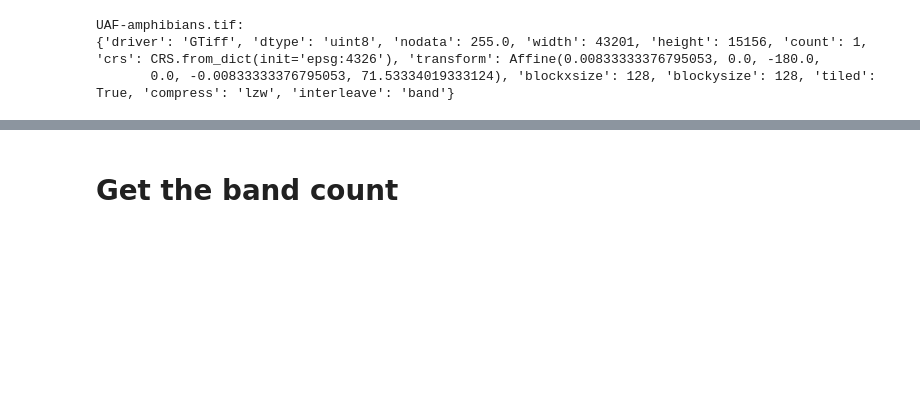
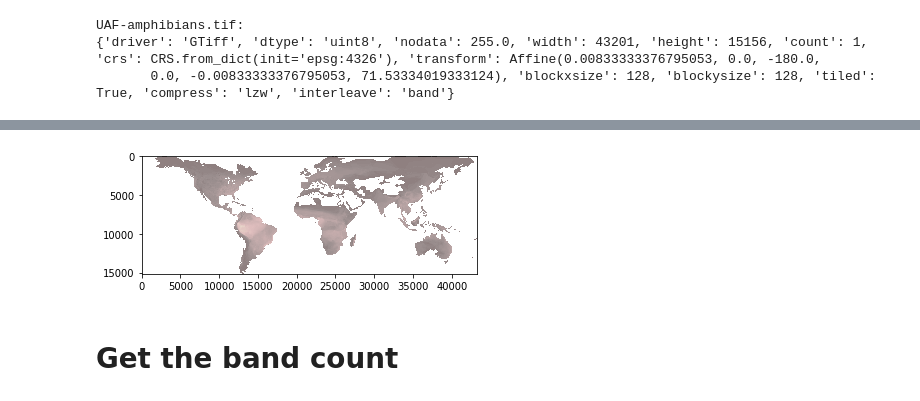
Before and after one commit to SeriousHyena/UAF-Temperature, a Jupyter notebook: Working_Rasterio.ipynb, the cells around one changed output, grey strips where cells are left out. Saved outputs shown, nothing was run; the diff lists cells and outputs as text; code cells hidden in the pictures; blank space fills up the shorter version.

```diff
--- a/Working_Rasterio.ipynb
+++ b/Working_Rasterio.ipynb
@@ -39,0 +40,9 @@ plt.show()
+# %%
+sr1 = rasterio.open(r'C:\Users\emack\Documents\UAF-Temperature\data\amphibians.tif')
+
+plt.imshow(sr1.read(1), cmap='pink', alpha=0.5)
+
+
+plt.show()
+# %% [output]
+[figure, added]
```
Also changed, not shown: parts of 15 cells of this notebook.
